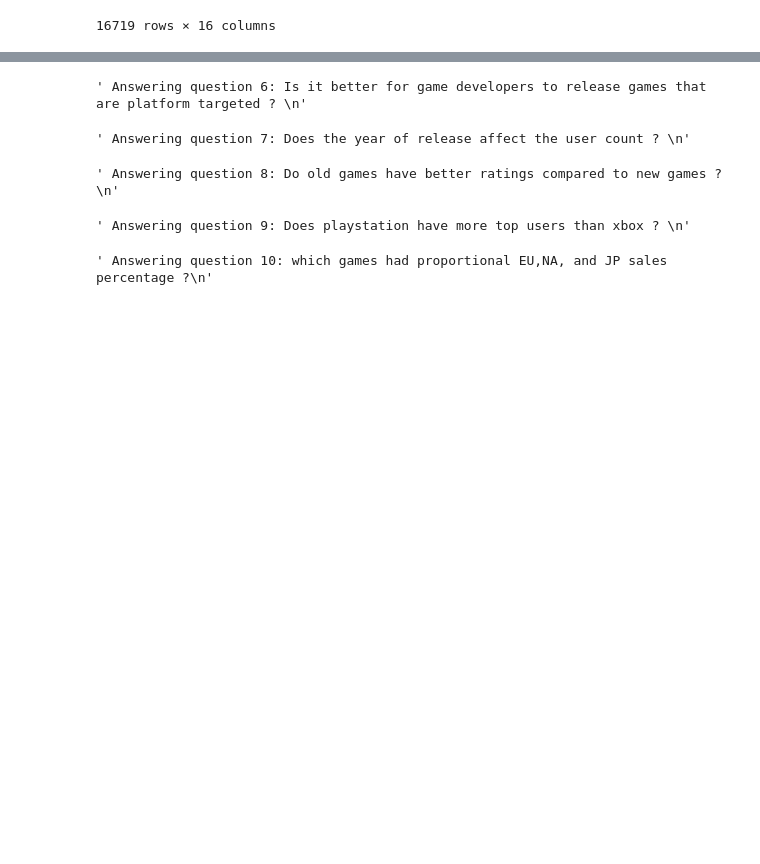
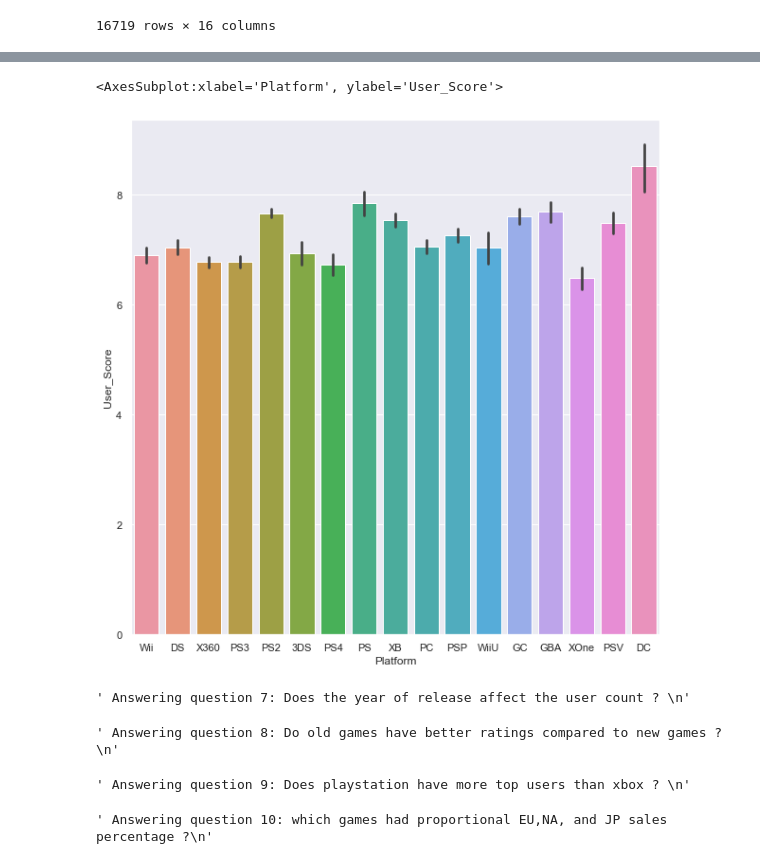
Before and after one commit to Rytham1/HtH_Build_Summer_2022, a Jupyter notebook: Finding-an-Interesting-Dataset-RythamD/Questions_Key.ipynb, the cells around one changed output, grey strips where cells are left out. Cells and saved outputs as stored; diff of their text form; code cells hidden in the pictures; blank space fills up the shorter version.

```diff
--- a/Finding-an-Interesting-Dataset-RythamD/Questions_Key.ipynb
+++ b/Finding-an-Interesting-Dataset-RythamD/Questions_Key.ipynb
@@ -131,9 +149,14 @@ performance_data
 # %%
 ''' Answering question 6: Is it better for game developers to release games that are platform targeted ?
-
+-Platform
+-User score
+-Game name
 '''
+clean_data = vg_data.dropna()
+sns.barplot(x = clean_data['Platform'], y = clean_data['User_Score'].astype(float))
 # %% [output]
-' Answering question 6: Is it better for game developers to release games that are platform targeted ? \n'
+<AxesSubplot:xlabel='Platform', ylabel='User_Score'>
+[figure, added]
 # %%
 ''' Answering question 7: Does the year of release affect the user count ?
 -User count
```
Also changed, not shown: parts of 5 cells of this notebook.
